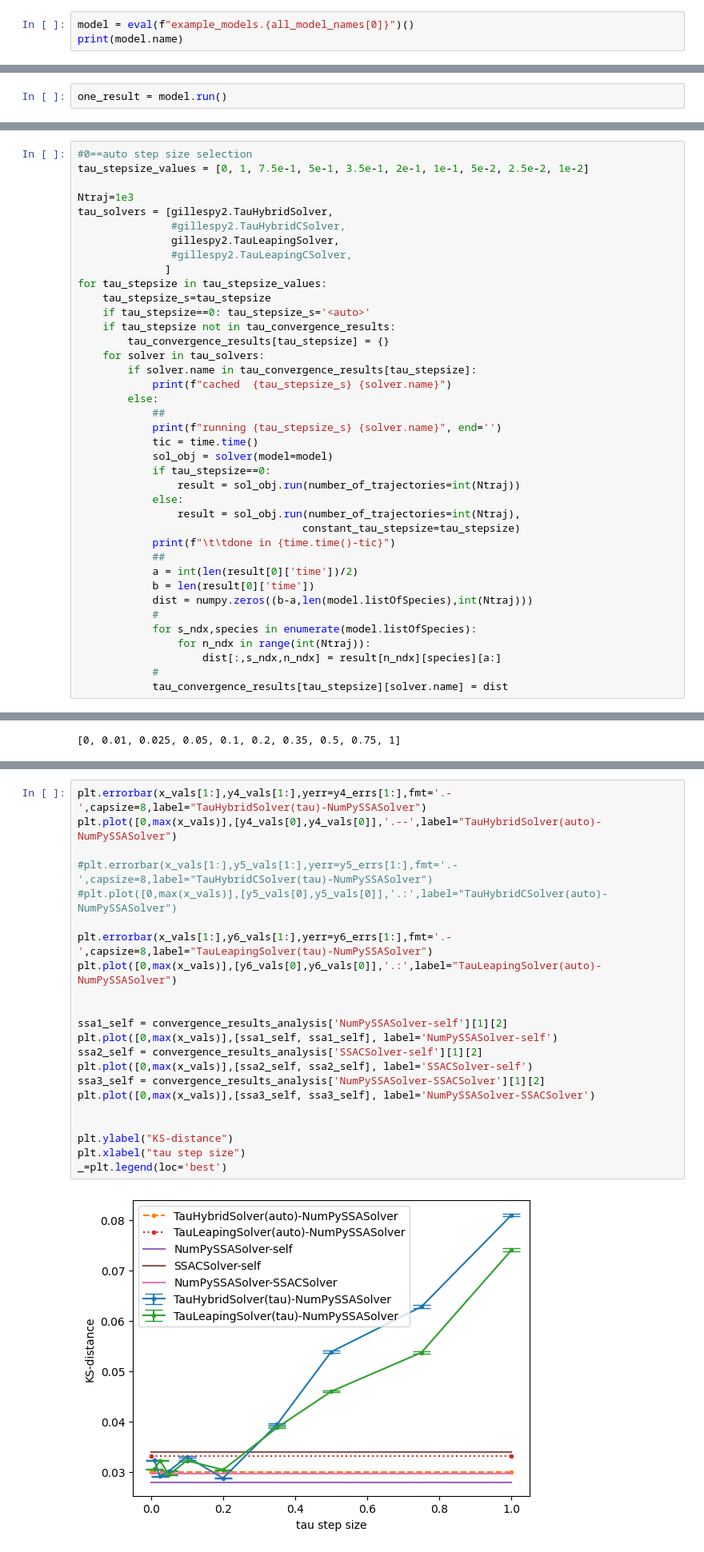
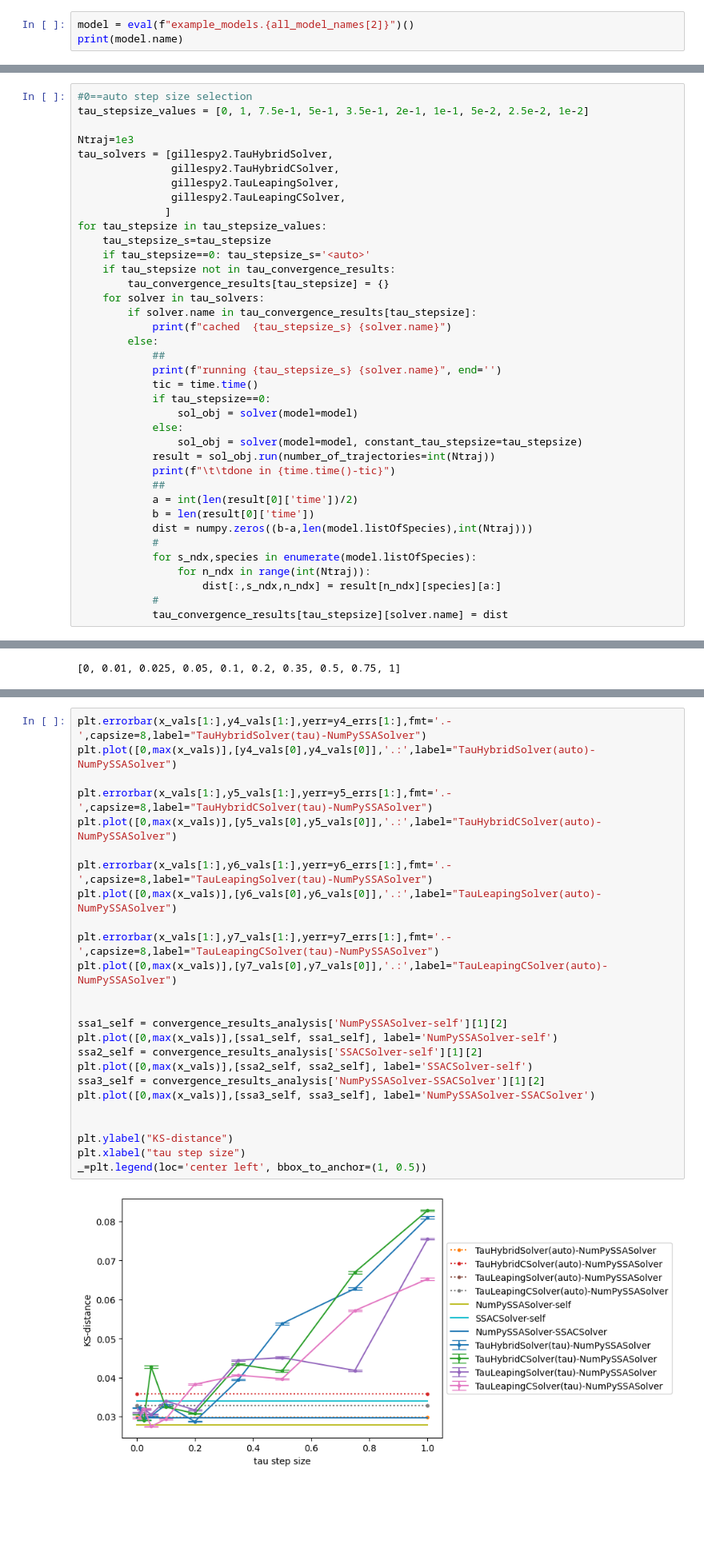
Before and after one commit to StochSS/GillesPy2, a Jupyter notebook: examples/Tau_Validation.ipynb, the cells around one changed output, grey strips where cells are left out. Shown: that part at 80% size. Saved outputs shown, nothing was run; the diff lists cells and outputs as text; blank space fills up the shorter version.

```diff
--- a/examples/Tau_Validation.ipynb
+++ b/examples/Tau_Validation.ipynb
@@ -39,4 +47,4 @@ all_model_names = ['create_decay',
 # %%
-model = eval(f"example_models.{all_model_names[0]}")()
+model = eval(f"example_models.{all_model_names[2]}")()
 print(model.name)
 # %% [output]
@@ -63,2 +57,0 @@ Michaelis_Menten
-# %%
-one_result = model.run()
@@ -323,9 +297,9 @@ tau_stepsize_values = [0, 1, 7.5e-1, 5e-1, 3.5e-1, 2e-1, 1e-1, 5e-2, 2.5e-2, 1e-
 
 Ntraj=1e3
 tau_solvers = [gillespy2.TauHybridSolver,
-               #gillespy2.TauHybridCSolver,
+               gillespy2.TauHybridCSolver,
                gillespy2.TauLeapingSolver,
-               #gillespy2.TauLeapingCSolver,
+               gillespy2.TauLeapingCSolver,
               ]
 for tau_stepsize in tau_stepsize_values:
     tau_stepsize_s=tau_stepsize
@@ -339,12 +313,11 @@ for tau_stepsize in tau_stepsize_values:
             ##
             print(f"running {tau_stepsize_s} {solver.name}", end='')
             tic = time.time()
-            sol_obj = solver(model=model)
             if tau_stepsize==0:
-                result = sol_obj.run(number_of_trajectories=int(Ntraj))
+                sol_obj = solver(model=model)
             else:
-                result = sol_obj.run(number_of_trajectories=int(Ntraj),
-                                    constant_tau_stepsize=tau_stepsize)
+                sol_obj = solver(model=model, constant_tau_stepsize=tau_stepsize)
+            result = sol_obj.run(number_of_trajectories=int(Ntraj))
             print(f"\t\tdone in {time.time()-tic}")
             ##
             a = int(len(result[0]['time'])/2)
@@ -467,24 +454,27 @@ tau_convergence_results_analysis['TauLeapingSolver(tau)-NumPySSASolver'] = (x_va
 # %%
 plt.errorbar(x_vals[1:],y4_vals[1:],yerr=y4_errs[1:],fmt='.-',capsize=8,label="TauHybridSolver(tau)-NumPySSASolver")
-plt.plot([0,max(x_vals)],[y4_vals[0],y4_vals[0]],'.--',label="TauHybridSolver(auto)-NumPySSASolver")
+plt.plot([0,max(x_vals)],[y4_vals[0],y4_vals[0]],'.:',label="TauHybridSolver(auto)-NumPySSASolver")
 
-#plt.errorbar(x_vals[1:],y5_vals[1:],yerr=y5_errs[1:],fmt='.-',capsize=8,label="TauHybridCSolver(tau)-NumPySSASolver")
-#plt.plot([0,max(x_vals)],[y5_vals[0],y5_vals[0]],'.:',label="TauHybridCSolver(auto)-NumPySSASolver")
+plt.errorbar(x_vals[1:],y5_vals[1:],yerr=y5_errs[1:],fmt='.-',capsize=8,label="TauHybridCSolver(tau)-NumPySSASolver")
+plt.plot([0,max(x_vals)],[y5_vals[0],y5_vals[0]],'.:',label="TauHybridCSolver(auto)-NumPySSASolver")
 
 plt.errorbar(x_vals[1:],y6_vals[1:],yerr=y6_errs[1:],fmt='.-',capsize=8,label="TauLeapingSolver(tau)-NumPySSASolver")
 plt.plot([0,max(x_vals)],[y6_vals[0],y6_vals[0]],'.:',label="TauLeapingSolver(auto)-NumPySSASolver")
+
+plt.errorbar(x_vals[1:],y7_vals[1:],yerr=y7_errs[1:],fmt='.-',capsize=8,label="TauLeapingCSolver(tau)-NumPySSASolver")
+plt.plot([0,max(x_vals)],[y7_vals[0],y7_vals[0]],'.:',label="TauLeapingCSolver(auto)-NumPySSASolver")
 
 
 ssa1_self = convergence_results_analysis['NumPySSASolver-self'][1][2]
 plt.plot([0,max(x_vals)],[ssa1_self, ssa1_self], label='NumPySSASolver-self')
 ssa2_self = convergence_results_analysis['SSACSolver-self'][1][2]
 plt.plot([0,max(x_vals)],[ssa2_self, ssa2_self], label='SSACSolver-self')
 ssa3_self = convergence_results_analysis['NumPySSASolver-SSACSolver'][1][2]
 plt.plot([0,max(x_vals)],[ssa3_self, ssa3_self], label='NumPySSASolver-SSACSolver')
 
 
 plt.ylabel("KS-distance")
 plt.xlabel("tau step size")
-_=plt.legend(loc='best')
+_=plt.legend(loc='center left', bbox_to_anchor=(1, 0.5))
 # %% [output]
-[figure, old version]
+[figure, new version]
```
Also changed, not shown: parts of 19 cells of this notebook.
